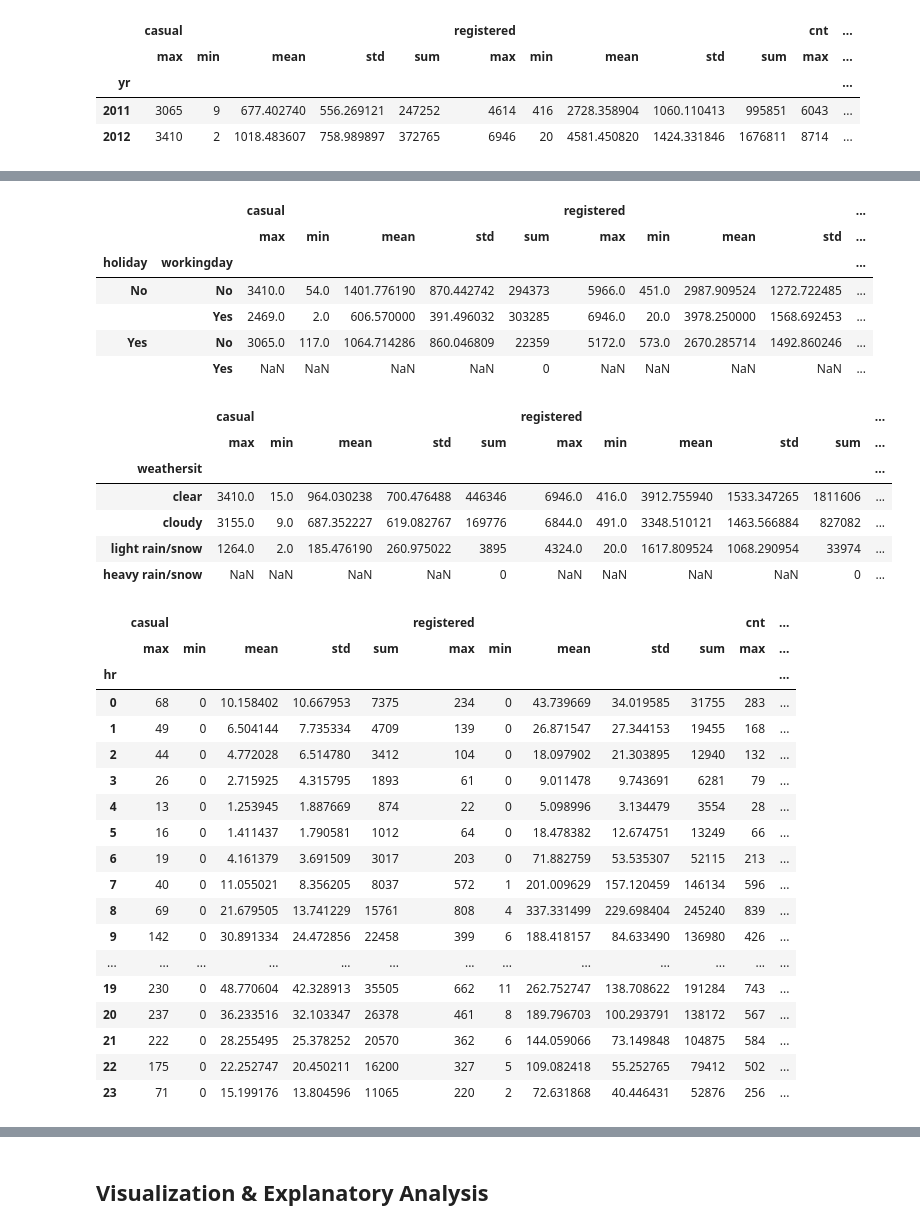
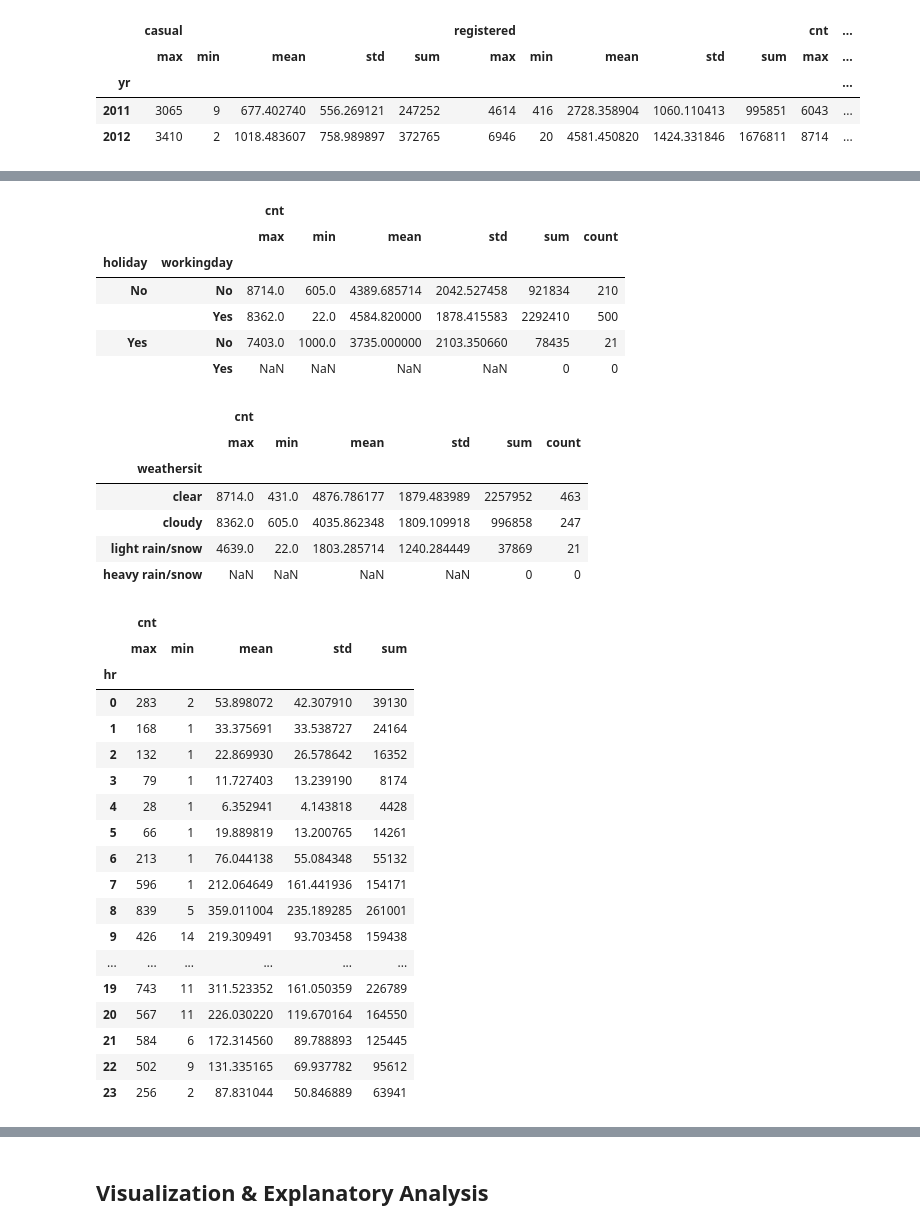
Before and after one commit to Diace7z/dicoding, a Jupyter notebook: notebook.ipynb, the cells around one changed output, grey strips where cells are left out. Cells and saved outputs as stored; diff of their text form; code cells hidden in the pictures.

```diff
--- a/notebook.ipynb
+++ b/notebook.ipynb
@@ -439,56 +499,50 @@ day_bike.groupby(by=["season","yr"]).agg({
 # %%
 day_bike.groupby(by=["holiday","workingday"]).agg({
-    "casual": ["max", "min", "mean", "std","sum"],
-    "registered" : ["max", "min", "mean", "std","sum"],
-    "cnt" : ["max", "min", "mean", "std","sum"]
+    "cnt" : ["max", "min", "mean", "std","sum","count"]
 })
 # %% [output]
-|  |  | casual |  |  |  |  | registered |  |  |  | ... |
-|  |  | max | min | mean | std | sum | max | min | mean | std | ... |
-| holiday | workingday |  |  |  |  |  |  |  |  |  | ... |
-| No | No | 3410.0 | 54.0 | 1401.776190 | 870.442742 | 294373 | 5966.0 | 451.0 | 2987.909524 | 1272.722485 | ... |
-|  | Yes | 2469.0 | 2.0 | 606.570000 | 391.496032 | 303285 | 6946.0 | 20.0 | 3978.250000 | 1568.692453 | ... |
-| Yes | No | 3065.0 | 117.0 | 1064.714286 | 860.046809 | 22359 | 5172.0 | 573.0 | 2670.285714 | 1492.860246 | ... |
-|  | Yes | NaN | NaN | NaN | NaN | 0 | NaN | NaN | NaN | NaN | ... |
+|  |  | cnt |  |  |  |  |  |
+|  |  | max | min | mean | std | sum | count |
+| holiday | workingday |  |  |  |  |  |  |
+| No | No | 8714.0 | 605.0 | 4389.685714 | 2042.527458 | 921834 | 210 |
+|  | Yes | 8362.0 | 22.0 | 4584.820000 | 1878.415583 | 2292410 | 500 |
+| Yes | No | 7403.0 | 1000.0 | 3735.000000 | 2103.350660 | 78435 | 21 |
+|  | Yes | NaN | NaN | NaN | NaN | 0 | 0 |
 # %%
 day_bike.groupby(by="weathersit").agg({
-    "casual": ["max", "min", "mean", "std","sum"],
-    "registered" : ["max", "min", "mean", "std","sum"],
-    "cnt" : ["max", "min", "mean", "std","sum"]
+    "cnt" : ["max", "min", "mean", "std","sum","count"]
 })
 # %% [output]
-|  | casual |  |  |  |  | registered |  |  |  |  | ... |
-|  | max | min | mean | std | sum | max | min | mean | std | sum | ... |
-| weathersit |  |  |  |  |  |  |  |  |  |  | ... |
-| clear | 3410.0 | 15.0 | 964.030238 | 700.476488 | 446346 | 6946.0 | 416.0 | 3912.755940 | 1533.347265 | 1811606 | ... |
-| cloudy | 3155.0 | 9.0 | 687.352227 | 619.082767 | 169776 | 6844.0 | 491.0 | 3348.510121 | 1463.566884 | 827082 | ... |
-| light rain/snow | 1264.0 | 2.0 | 185.476190 | 260.975022 | 3895 | 4324.0 | 20.0 | 1617.809524 | 1068.290954 | 33974 | ... |
-| heavy rain/snow | NaN | NaN | NaN | NaN | 0 | NaN | NaN | NaN | NaN | 0 | ... |
+|  | cnt |  |  |  |  |  |
+|  | max | min | mean | std | sum | count |
+| weathersit |  |  |  |  |  |  |
+| clear | 8714.0 | 431.0 | 4876.786177 | 1879.483989 | 2257952 | 463 |
+| cloudy | 8362.0 | 605.0 | 4035.862348 | 1809.109918 | 996858 | 247 |
+| light rain/snow | 4639.0 | 22.0 | 1803.285714 | 1240.284449 | 37869 | 21 |
+| heavy rain/snow | NaN | NaN | NaN | NaN | 0 | 0 |
 # %%
 hour_bike.groupby(by='hr').agg({
-    "casual": ["max", "min", "mean", "std","sum"],
-    "registered" : ["max", "min", "mean", "std","sum"],
     "cnt" : ["max", "min", "mean", "std","sum"]
 })
 # %% [output]
-|  | casual |  |  |  |  | registered |  |  |  |  | cnt | ... |
-|  | max | min | mean | std | sum | max | min | mean | std | sum | max | ... |
-| hr |  |  |  |  |  |  |  |  |  |  |  | ... |
-| 0 | 68 | 0 | 10.158402 | 10.667953 | 7375 | 234 | 0 | 43.739669 | 34.019585 | 31755 | 283 | ... |
-| 1 | 49 | 0 | 6.504144 | 7.735334 | 4709 | 139 | 0 | 26.871547 | 27.344153 | 19455 | 168 | ... |
-| 2 | 44 | 0 | 4.772028 | 6.514780 | 3412 | 104 | 0 | 18.097902 | 21.303895 | 12940 | 132 | ... |
-| 3 | 26 | 0 | 2.715925 | 4.315795 | 1893 | 61 | 0 | 9.011478 | 9.743691 | 6281 | 79 | ... |
-| 4 | 13 | 0 | 1.253945 | 1.887669 | 874 | 22 | 0 | 5.098996 | 3.134479 | 3554 | 28 | ... |
-| 5 | 16 | 0 | 1.411437 | 1.790581 | 1012 | 64 | 0 | 18.478382 | 12.674751 | 13249 | 66 | ... |
-| 6 | 19 | 0 | 4.161379 | 3.691509 | 3017 | 203 | 0 | 71.882759 | 53.535307 | 52115 | 213 | ... |
-| 7 | 40 | 0 | 11.055021 | 8.356205 | 8037 | 572 | 1 | 201.009629 | 157.120459 | 146134 | 596 | ... |
-| 8 | 69 | 0 | 21.679505 | 13.741229 | 15761 | 808 | 4 | 337.331499 | 229.698404 | 245240 | 839 | ... |
-| 9 | 142 | 0 | 30.891334 | 24.472856 | 22458 | 399 | 6 | 188.418157 | 84.633490 | 136980 | 426 | ... |
-| ... | ... | ... | ... | ... | ... | ... | ... | ... | ... | ... | ... | ... |
-| 19 | 230 | 0 | 48.770604 | 42.328913 | 35505 | 662 | 11 | 262.752747 | 138.708622 | 191284 | 743 | ... |
-| 20 | 237 | 0 | 36.233516 | 32.103347 | 26378 | 461 | 8 | 189.796703 | 100.293791 | 138172 | 567 | ... |
-| 21 | 222 | 0 | 28.255495 | 25.378252 | 20570 | 362 | 6 | 144.059066 | 73.149848 | 104875 | 584 | ... |
-| 22 | 175 | 0 | 22.252747 | 20.450211 | 16200 | 327 | 5 | 109.082418 | 55.252765 | 79412 | 502 | ... |
-| 23 | 71 | 0 | 15.199176 | 13.804596 | 11065 | 220 | 2 | 72.631868 | 40.446431 | 52876 | 256 | ... |
+|  | cnt |  |  |  |  |
+|  | max | min | mean | std | sum |
+| hr |  |  |  |  |  |
+| 0 | 283 | 2 | 53.898072 | 42.307910 | 39130 |
+| 1 | 168 | 1 | 33.375691 | 33.538727 | 24164 |
+| 2 | 132 | 1 | 22.869930 | 26.578642 | 16352 |
+| 3 | 79 | 1 | 11.727403 | 13.239190 | 8174 |
+| 4 | 28 | 1 | 6.352941 | 4.143818 | 4428 |
+| 5 | 66 | 1 | 19.889819 | 13.200765 | 14261 |
+| 6 | 213 | 1 | 76.044138 | 55.084348 | 55132 |
+| 7 | 596 | 1 | 212.064649 | 161.441936 | 154171 |
+| 8 | 839 | 5 | 359.011004 | 235.189285 | 261001 |
+| 9 | 426 | 14 | 219.309491 | 93.703458 | 159438 |
+| ... | ... | ... | ... | ... | ... |
+| 19 | 743 | 11 | 311.523352 | 161.050359 | 226789 |
+| 20 | 567 | 11 | 226.030220 | 119.670164 | 164550 |
+| 21 | 584 | 6 | 172.314560 | 89.788893 | 125445 |
+| 22 | 502 | 9 | 131.335165 | 69.937782 | 95612 |
+| 23 | 256 | 2 | 87.831044 | 50.846889 | 63941 |
 # %%
 hour_bike.groupby(by='day').agg({
```
Also changed, not shown: parts of 33 cells of this notebook.
